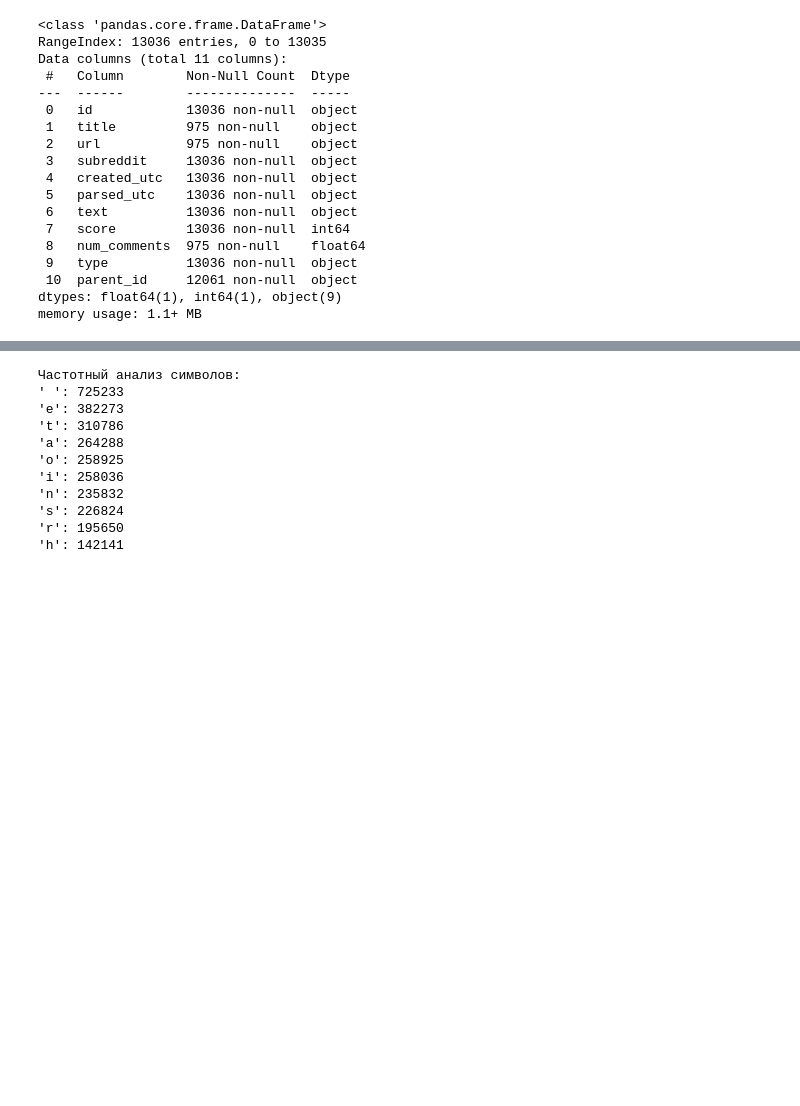
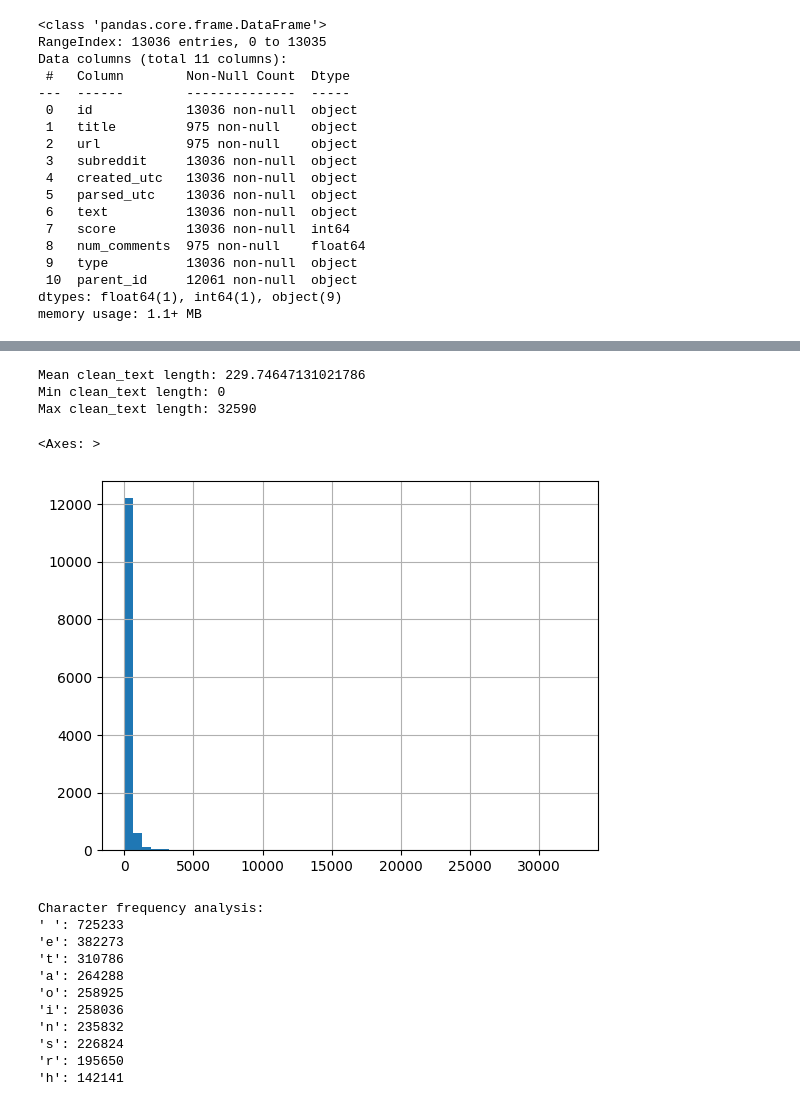
Before and after one commit to AlexIvlev/analytics_platform, a Jupyter notebook: notebooks/eda/YP_2024_Reddit_dataset_EDA.ipynb, the cells around one changed output, grey strips where cells are left out. Drawn from its saved outputs; the diff is of its cells as text; code cells hidden in the pictures; blank space fills up the shorter version.

```diff
--- a/notebooks/eda/YP_2024_Reddit_dataset_EDA.ipynb
+++ b/notebooks/eda/YP_2024_Reddit_dataset_EDA.ipynb
@@ -66,0 +75,2 @@ df['text_length'].hist(bins=50)
+# %%
+df['clean_text'] = df['text'].apply(lambda x: ' '.join([word.lower() for word in x.split() if word not in ENGLISH_STOP_WORDS]))
@@ -82,10 +104,24 @@ all_words = all_text.split()
+# %%
+df['clean_text_length'] = df['clean_text'].apply(lambda x: len(x))
+
+print(f"Mean clean_text length: {df['clean_text_length'].mean()}")
+print(f"Min clean_text length: {df['clean_text_length'].min()}")
+print(f"Max clean_text length: {df['clean_text_length'].max()}")
+
+df['clean_text_length'].hist(bins=50)
+# %% [output]
+Mean clean_text length: 229.74647131021786
+Min clean_text length: 0
+Max clean_text length: 32590
+<Axes: >
+[figure, added]
 # %%
 char_counts = Counter(all_text)
-print("Частотный анализ символов:")
+print("Character frequency analysis:")
 for char, count in char_counts.most_common(10):
     print(f"'{char}': {count}")
 # %% [output]
-Частотный анализ символов:
+Character frequency analysis:
 ' ': 725233
 'e': 382273
 't': 310786
```
Also changed, not shown: parts of 28 cells of this notebook.
